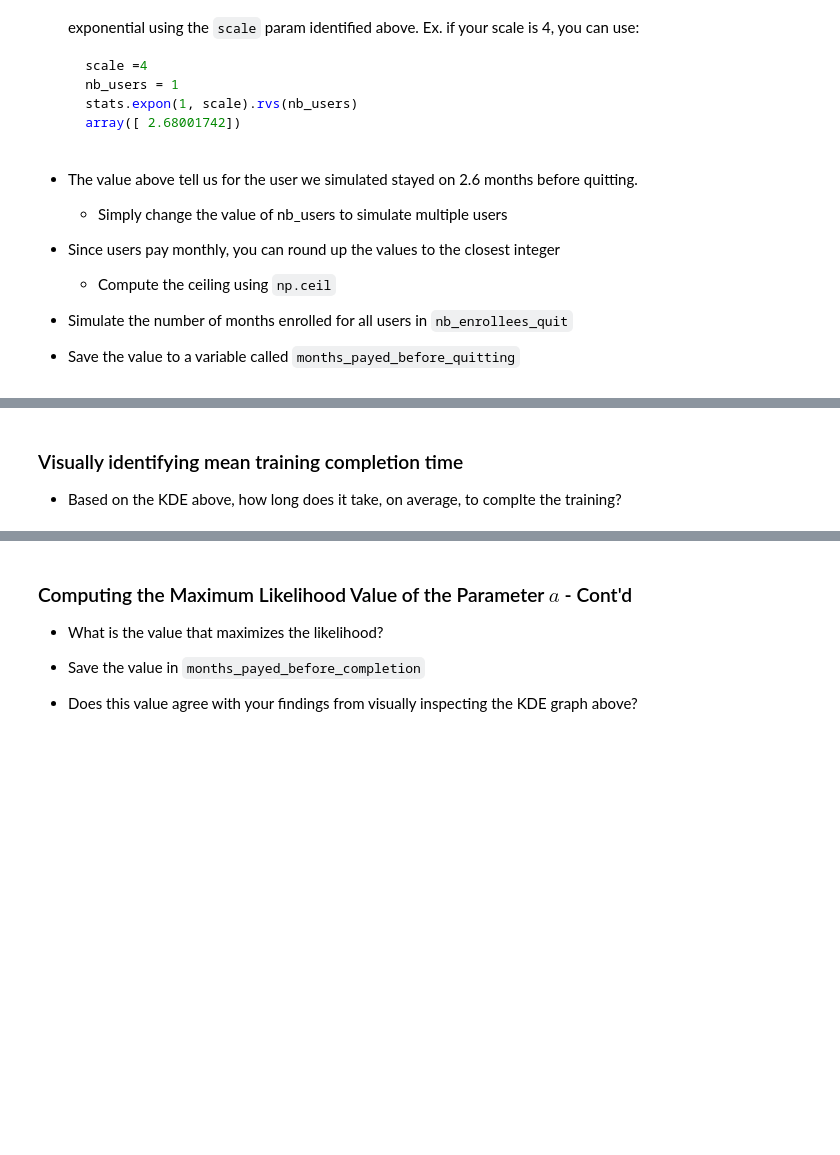
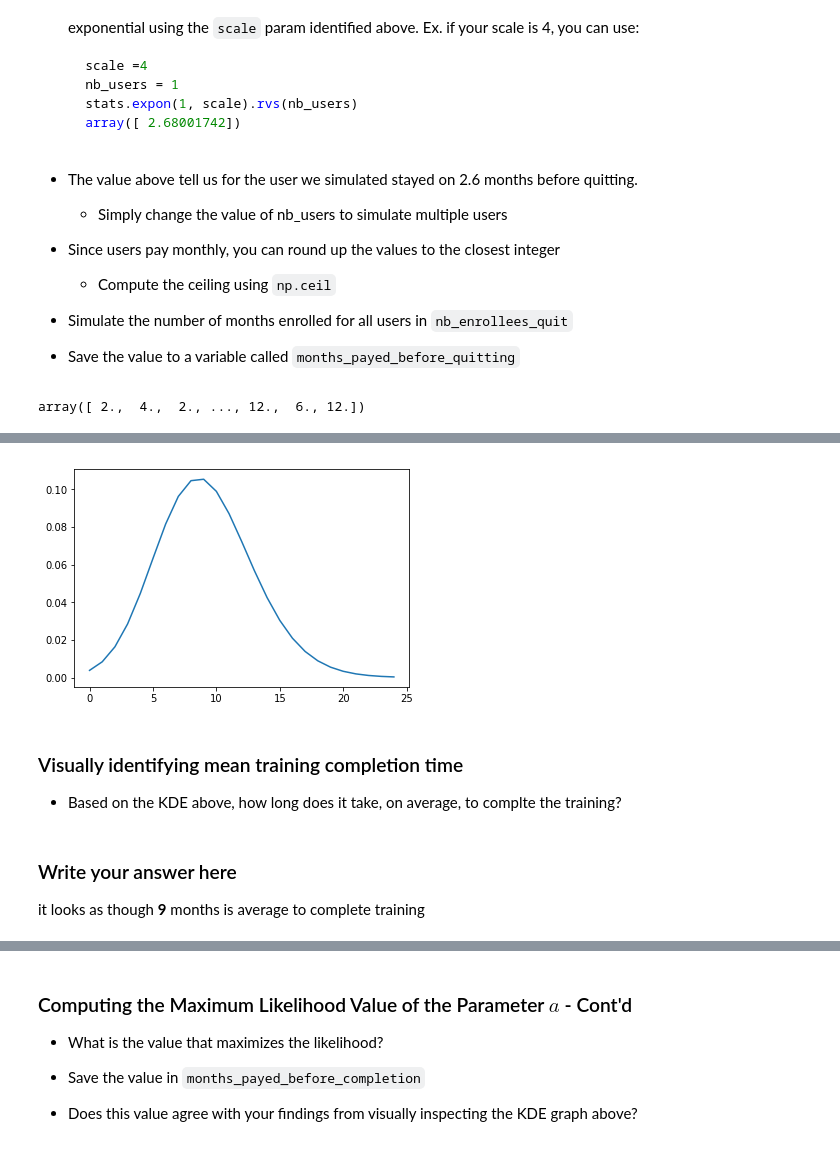
Before and after one commit to nlaranio/assignment-2-simulations-mahdi-b, a Jupyter notebook: Assignment_2.ipynb, the cells around one changed output, grey strips where cells are left out. Drawn from its saved outputs; the diff is of its cells as text; code cells hidden in the pictures; blank space fills up the shorter version.

Commit message:
average training completion
graph mean training time and identify average

```diff
--- a/Assignment_2.ipynb
+++ b/Assignment_2.ipynb
@@ -339,3 +332,13 @@ plt.show()
+# %%
+# Write your code here
+# use the index of the maximum value as our scale
+months_payed_before_quitting = []
+scale = np.nanargmax(max_likelihood_data)
+nb_users = 1
+months_payed_before_quitting = np.ceil(stats.expon(1, scale).rvs(nb_enrollees_quit))
+months_payed_before_quitting
+# %% [output]
+array([ 2.,  4.,  2., ..., 12.,  6., 12.])
 # %% [markdown]
 ### Modeling the Membership Duration for Enrollees who Complete the Training
 
@@ -353,3 +354,14 @@ plt.show()
+# %%
+# Write your code here
+x_values = np.arange(0, 25, 1)
+users_complete_duration = sample_users.loc[sample_users['status'] == 'C']['mem_duration'].reset_index(drop=True)
+
+kde = sp.stats.gaussian_kde(users_complete_duration, bw_method=0.8)
+densities = kde.evaluate(x_values)
+plt.plot(x_values, densities)
+plt.show()
+# %% [output]
+[figure, added]
 # %% [markdown]
 ### Visually identifying mean training completion time
 
@@ -359,3 +369,6 @@ plt.show()
+# %% [markdown]
+### Write your answer here
+it looks as though <strong>9</strong> months is average to complete training
 # %% [markdown]
 ### Modeling the Membership Duration for Enrollees who Complete the Training - Cont'd
 
```
Also changed, not shown: parts of 5 cells of this notebook.
